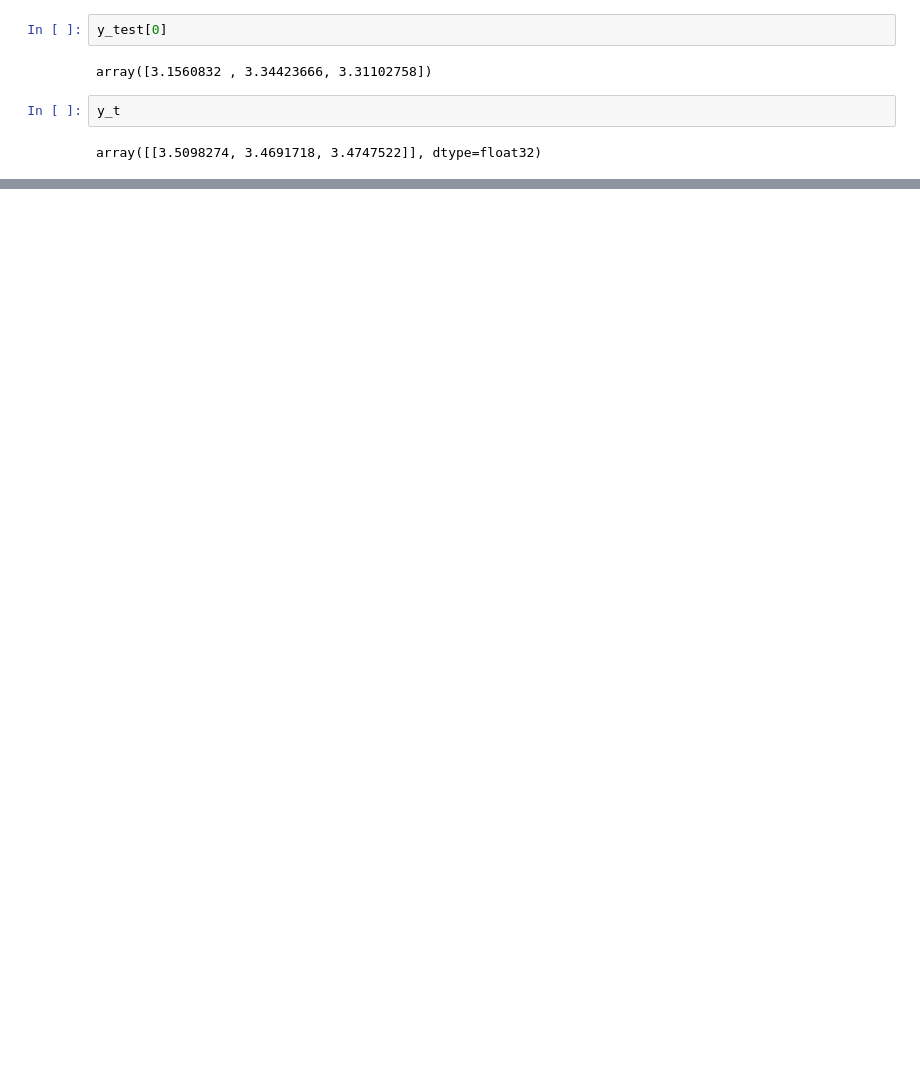
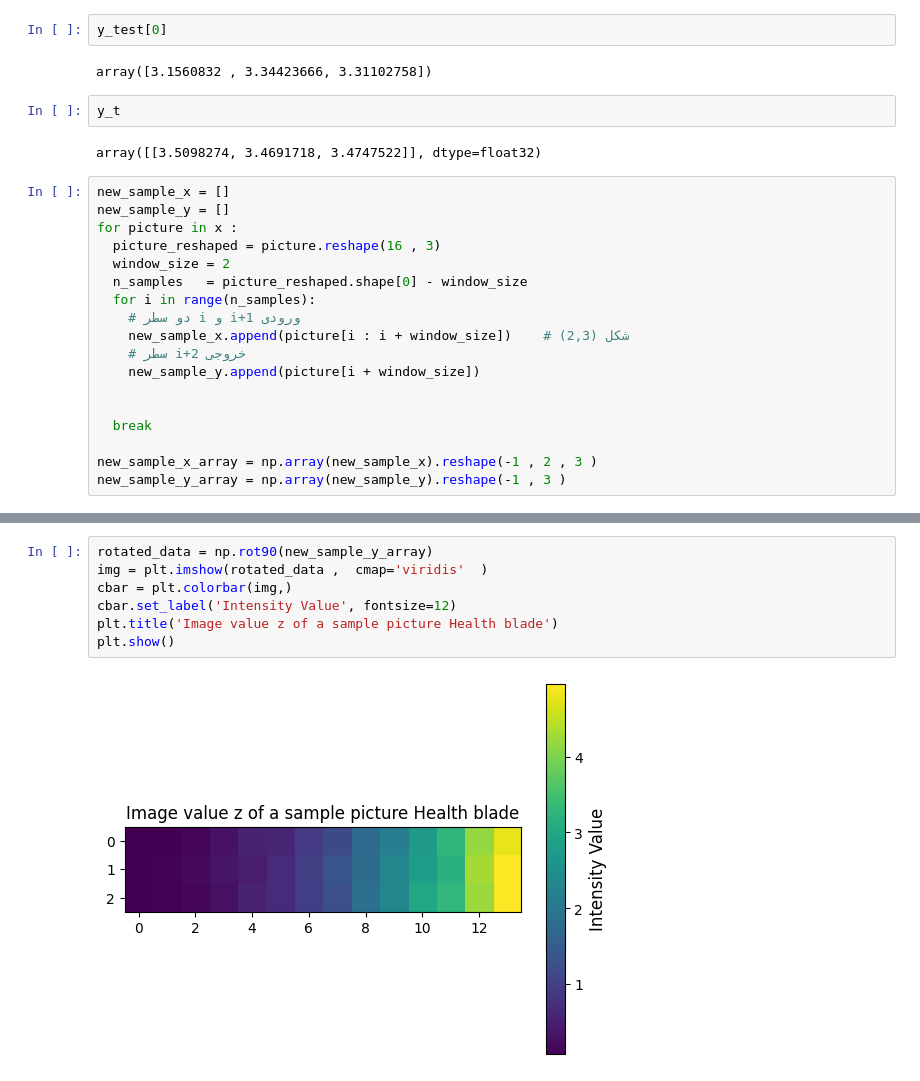
Before and after one commit to ali-talebi/norouz1404, a Jupyter notebook: RNN_FOR_DATA_PICTURE.ipynb, the cells around one changed output, grey strips where cells are left out. Saved outputs shown, nothing was run; the diff lists cells and outputs as text; blank space fills up the shorter version.

```diff
--- a/RNN_FOR_DATA_PICTURE.ipynb
+++ b/RNN_FOR_DATA_PICTURE.ipynb
@@ -248,3 +252,21 @@ array([3.1560832 , 3.34423666, 3.31102758])
 y_t
 # %% [output]
 array([[3.5098274, 3.4691718, 3.4747522]], dtype=float32)
+# %%
+new_sample_x = []
+new_sample_y = []
+for picture in x :
+  picture_reshaped = picture.reshape(16 , 3)
+  window_size = 2
+  n_samples   = picture_reshaped.shape[0] - window_size
+  for i in range(n_samples):
+    # دو سطر i و i+1 ورودی
+    new_sample_x.append(picture[i : i + window_size])    # شکل (2,3)
+    # سطر i+2 خروجی
+    new_sample_y.append(picture[i + window_size])
+
+
+  break
+
+new_sample_x_array = np.array(new_sample_x).reshape(-1 , 2 , 3 )
+new_sample_y_array = np.array(new_sample_y).reshape(-1 , 3 )
@@ -250,0 +328,9 @@ array([[3.5098274, 3.4691718, 3.4747522]], dtype=float32)
+# %%
+rotated_data = np.rot90(new_sample_y_array)
+img = plt.imshow(rotated_data ,  cmap='viridis'  )
+cbar = plt.colorbar(img,)
+cbar.set_label('Intensity Value', fontsize=12)
+plt.title('Image value z of a sample picture Health blade')
+plt.show()
+# %% [output]
+[figure, added]
```
Also changed, not shown: parts of 8 cells of this notebook.
